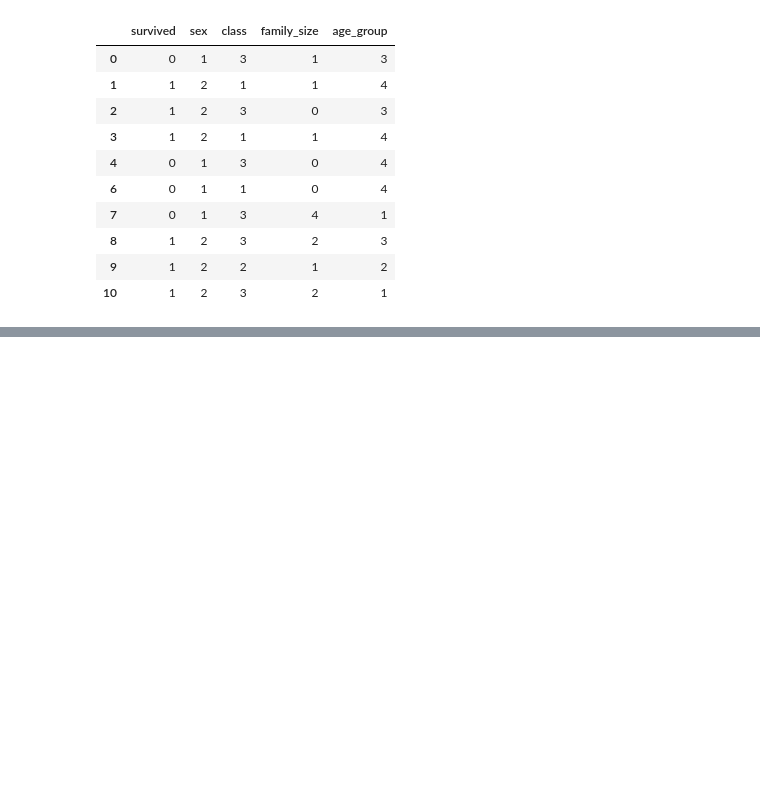
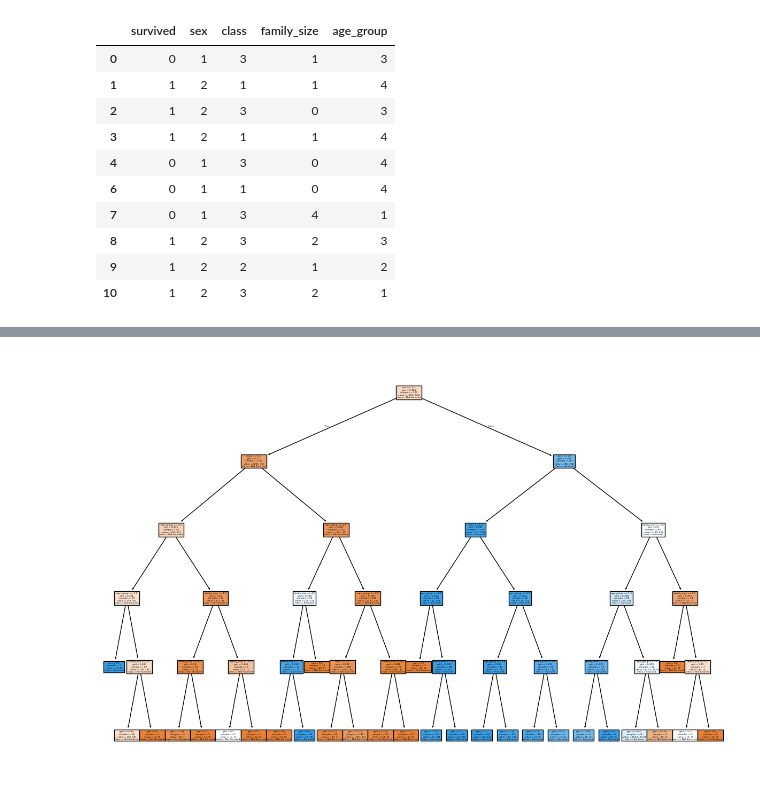
Before and after one commit to mjc136/DataScience, a Jupyter notebook: TitanicSurvivalPredictor/TitanicSurvivalPredictor.ipynb, the cells around one changed output, grey strips where cells are left out. Drawn from its saved outputs; the diff is of its cells as text; code cells hidden in the pictures; blank space fills up the shorter version.

Commit message:
added max depth to improve accuracy

```diff
--- a/TitanicSurvivalPredictor/TitanicSurvivalPredictor.ipynb
+++ b/TitanicSurvivalPredictor/TitanicSurvivalPredictor.ipynb
@@ -125,7 +124,10 @@ y = df['survived']
 X_train, X_test, y_train, y_test = train_test_split(X, y, test_size=0.2, random_state=42)
 # %%
 # Initialize the decision tree classifier
-dtree = DecisionTreeClassifier()
+dtree = DecisionTreeClassifier(max_depth=5)
 
 # Fit the model on the training data
 dtree.fit(X_train, y_train)
+
+# Make predictions on the test data
+y_pred = dtree.predict(X_test)
@@ -146,0 +161,6 @@ print(confusion_matrix(y_test, y_pred))
+# %%
+plt.figure(figsize=(15, 10))
+plot_tree(dtree, feature_names=X.columns, class_names=['Not Survived', 'Survived'], filled=True)
+plt.show()
+# %% [output]
+[figure, added]
```
Also changed, not shown: parts of 3 cells of this notebook.
